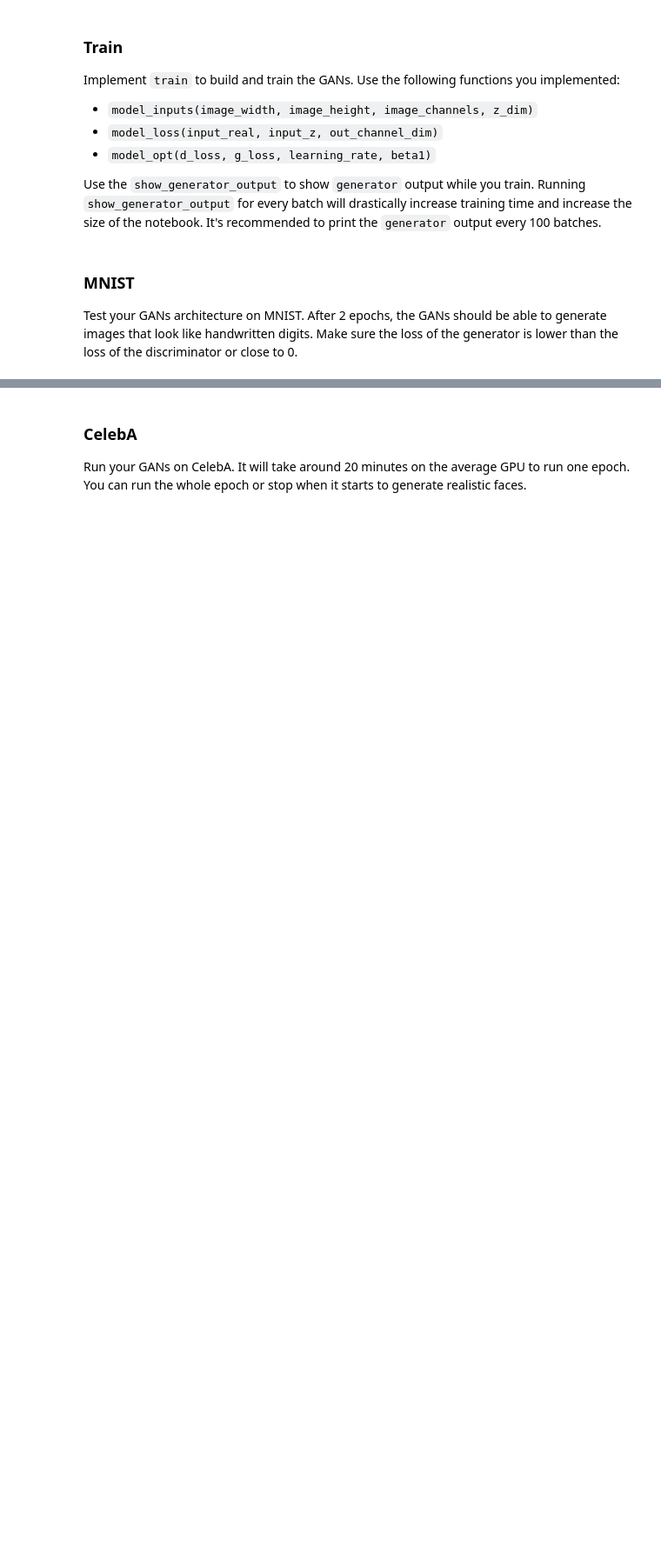
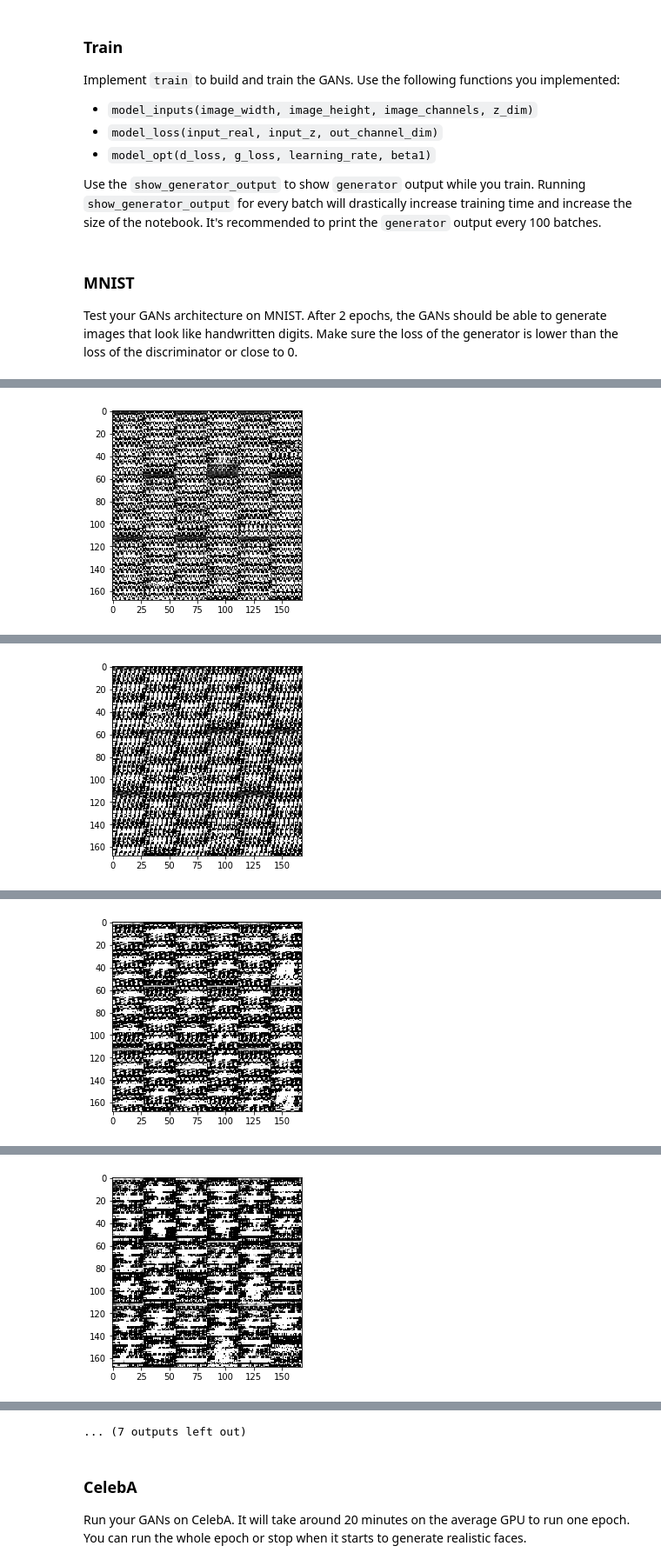
Before and after one commit to eleanorstrib/gan-generate-faces, a Jupyter notebook: dlnd_face_generation.ipynb, the cells around one changed output, grey strips where cells are left out. Shown at 87% size. Drawn from its saved outputs; the diff is of its cells as text; code cells hidden in the pictures; blank space fills up the shorter version.

Commit message:
got images generating, hyperparameters need tuning

```diff
--- a/dlnd_face_generation.ipynb
+++ b/dlnd_face_generation.ipynb
@@ -363,9 +359,11 @@ def train(epoch_count, batch_size, z_dim, learning_rate, beta1, get_batches,
     :param data_image_mode: The image mode to use for images ("RGB" or "L")
     """
     # TODO: Build Model
-
-    steps = 20
+    steps = 0
     div_by = 20
+    n_images = 10
+    image_mode="RGB"
+    samples=[]
 
     input_real, input_z, lr = model_inputs(data_shape[1],
                                                       data_shape[2],
@@ -399,23 +397,29 @@ def train(epoch_count, batch_size, z_dim, learning_rate, beta1, get_batches,
                                                     input_z: z_batch,
                                                     lr: learning_rate})
 
+                batch_images = batch_images * 2
 
                 # get losses for printing every n steps
                 if steps % 20 == 0:
                     d_train_loss = d_loss.eval({input_real: batch_images, input_z: z_batch})
                     g_train_loss = g_loss.eval({input_z: z_batch})
 
-                    print("Epoch {}/{}".format(epoch_i+1, epochs),
+                    print("Epoch {}/{} {} steps".format(epoch_i+1, epochs, steps),
                          "- training losses: "
-                         "- discriminator: {:.4f}".format(d_train_loss),
+                         " discriminator: {:.4f}".format(d_train_loss),
                          "| generator {:.4f}".format(g_train_loss))
+
+                    if steps % 100 == 0:
+                        if data_shape[3] == 1:
+                            image_mode= "L"
+                        show_generator_output(sess, n_images, input_z, data_shape[3], image_mode)
 # %% [markdown]
 ### MNIST
 Test your GANs architecture on MNIST.  After 2 epochs, the GANs should be able to generate images that look like handwritten digits.  Make sure the loss of the generator is lower than the loss of the discriminator or close to 0.
 # %%
 batch_size = 128
-z_dim = 100
-learning_rate = 0.01
+z_dim = 75
+learning_rate = 0.001
 beta1 = 0.5
 
 
@@ -448,0 +441 @@ Epoch 2/2 - training losses: - discriminator: 9.0482 | generator 290.5831
+[figure, added]
@@ -448,0 +447 @@ Epoch 2/2 - training losses: - discriminator: 9.0482 | generator 290.5831
+[figure, added]
@@ -448,0 +453 @@ Epoch 2/2 - training losses: - discriminator: 9.0482 | generator 290.5831
+[figure, added]
@@ -448,0 +459 @@ Epoch 2/2 - training losses: - discriminator: 9.0482 | generator 290.5831
+[figure, added]
@@ -449,3 +472,4 @@ Epoch 2/2 - training losses: - discriminator: 9.0482 | generator 290.5831
+... (7 outputs left out)
 # %% [markdown]
 ### CelebA
 Run your GANs on CelebA.  It will take around 20 minutes on the average GPU to run one epoch.  You can run the whole epoch or stop when it starts to generate realistic faces.
```
Also changed, not shown: parts of 6 cells of this notebook.
